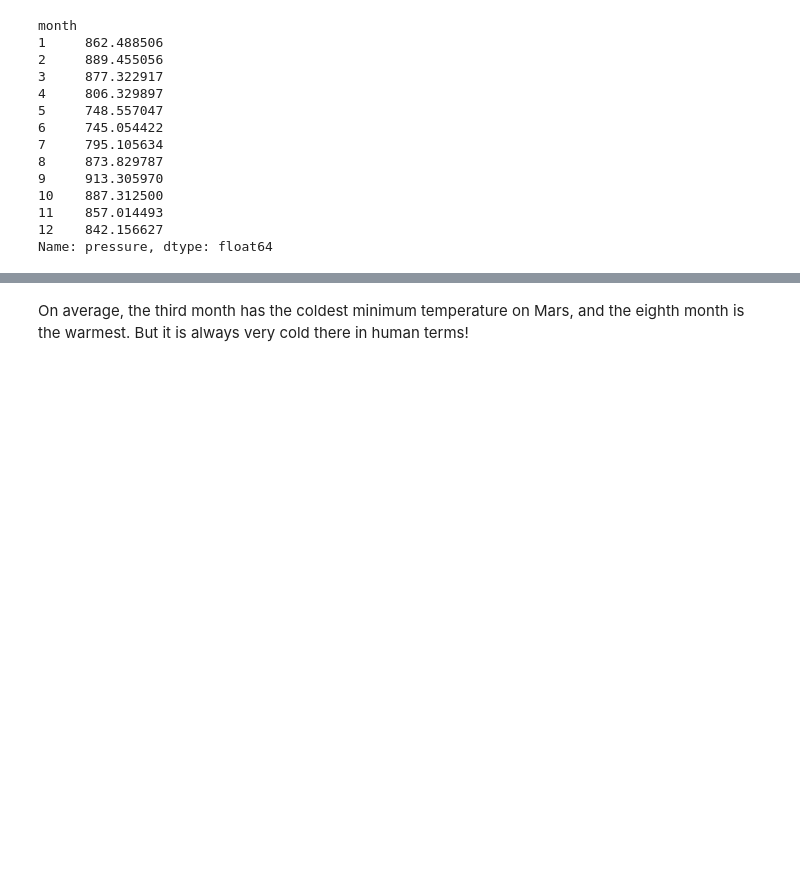
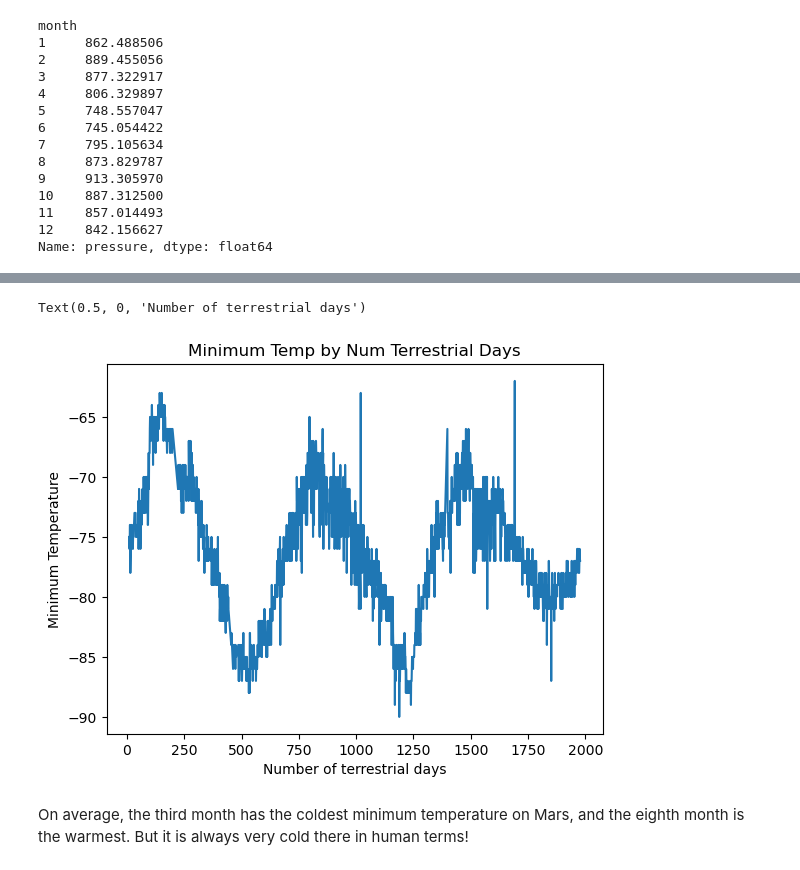
Before and after one commit to elisesirivisal/html-challenge, a Jupyter notebook: part_2_mars_weather.ipynb, the cells around one changed output, grey strips where cells are left out. Drawn from its saved outputs; the diff is of its cells as text; code cells hidden in the pictures; blank space fills up the shorter version.

```diff
--- a/part_2_mars_weather.ipynb
+++ b/part_2_mars_weather.ipynb
@@ -239,3 +274,18 @@ Name: pressure, dtype: float64
+# %%
+# 5. How many terrestrial (earth) days are there in a Martian year?
+# Create DataFrame sorted by sol
+sol_df = mars_df.sort_values('sol')
+
+# Plot bar graph of data
+sol_df.plot(x='sol', y='min_temp', legend=False)
+
+# Create title and x, y labels
+plt.title('Minimum Temp by Num Terrestrial Days')
+plt.ylabel('Minimum Temperature')
+plt.xlabel('Number of terrestrial days')
+# %% [output]
+Text(0.5, 0, 'Number of terrestrial days')
+[figure, added]
 # %% [markdown]
 On average, the third month has the coldest minimum temperature on Mars, and the eighth month is the warmest. But it is always very cold there in human terms!
 # %% [markdown]
```
Also changed, not shown: parts of 9 cells of this notebook, 1 other file.
